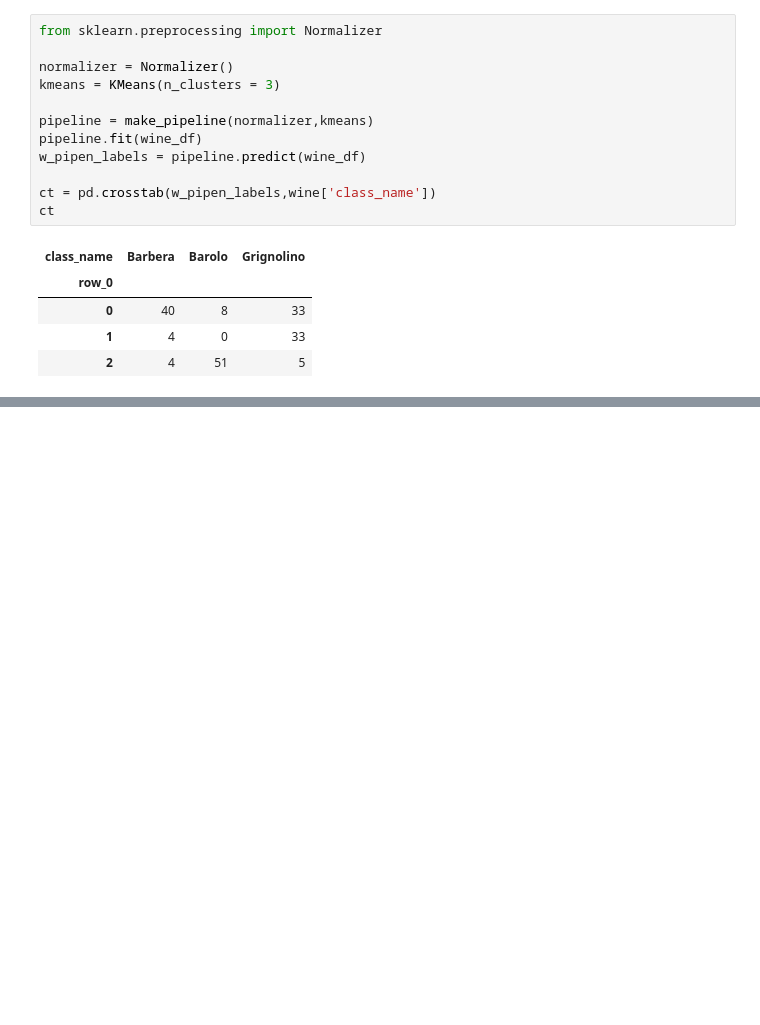
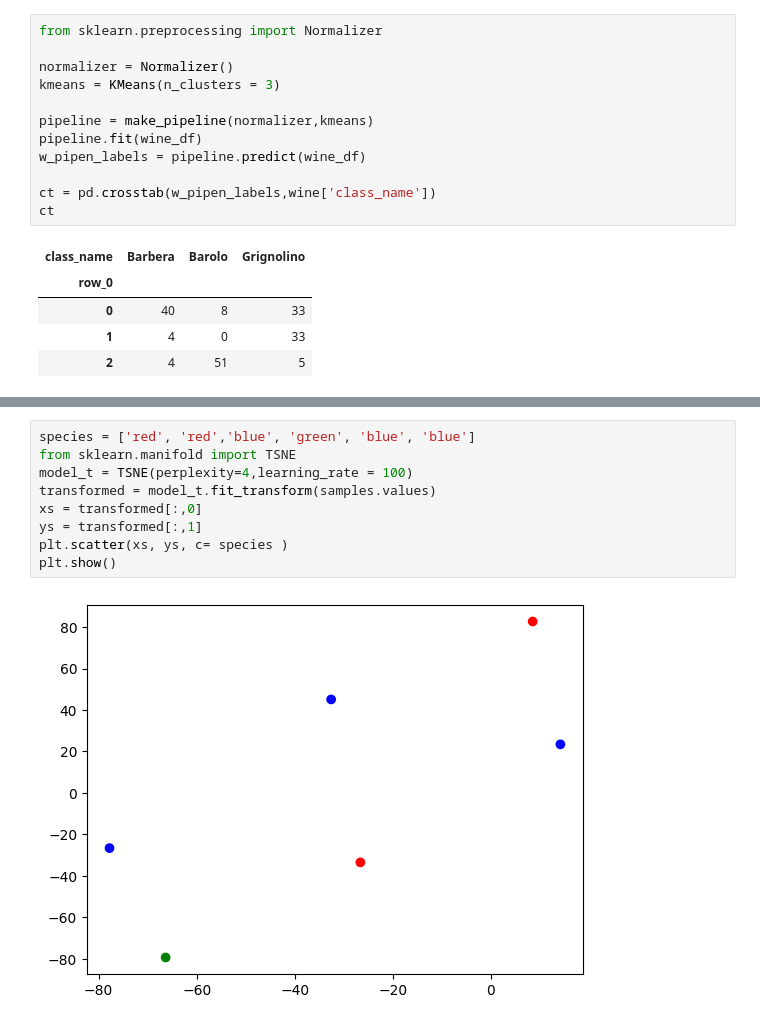
Before and after one commit to magannamazur/Codewars, a Jupyter notebook: DataCamp/e_unsupervised.ipynb, the cells around one changed output, grey strips where cells are left out. Saved outputs shown, nothing was run; the diff lists cells and outputs as text; blank space fills up the shorter version.

```diff
--- a/DataCamp/e_unsupervised.ipynb
+++ b/DataCamp/e_unsupervised.ipynb
@@ -199,0 +256,11 @@ ct
+# %%
+species = ['red', 'red','blue', 'green', 'blue', 'blue']
+from sklearn.manifold import TSNE
+model_t = TSNE(perplexity=4,learning_rate = 100)
+transformed = model_t.fit_transform(samples.values)
+xs = transformed[:,0]
+ys = transformed[:,1]
+plt.scatter(xs, ys, c= species )
+plt.show()
+# %% [output]
+[figure, added]
```
Also changed, not shown: parts of 16 cells of this notebook.
